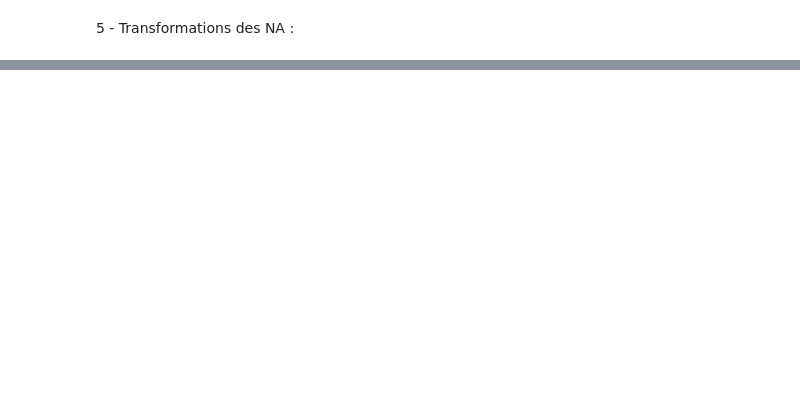
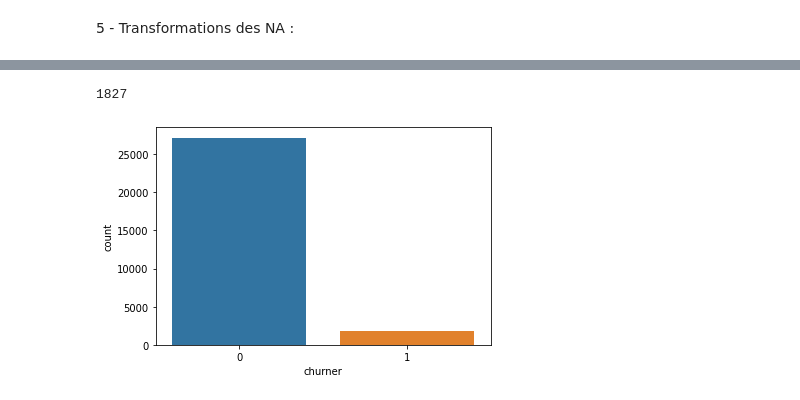
Before and after one commit to ClovisDel/Classification_Auto_Churn, a Jupyter notebook: Python/ClassiChurn.ipynb, the cells around one changed output, grey strips where cells are left out. Saved outputs shown, nothing was run; the diff lists cells and outputs as text; code cells hidden in the pictures; blank space fills up the shorter version.

```diff
--- a/Python/ClassiChurn.ipynb
+++ b/Python/ClassiChurn.ipynb
@@ -311,0 +265,6 @@ files.download(file_name_train)
+# %%
+sns.countplot(x = "churner", data=df_sample_train_f)
+print(np.sum(df_sample_train_f['churner'] == 1))
+# %% [output]
+1827
+[figure, added]
```
Also changed, not shown: parts of 20 cells of this notebook.
